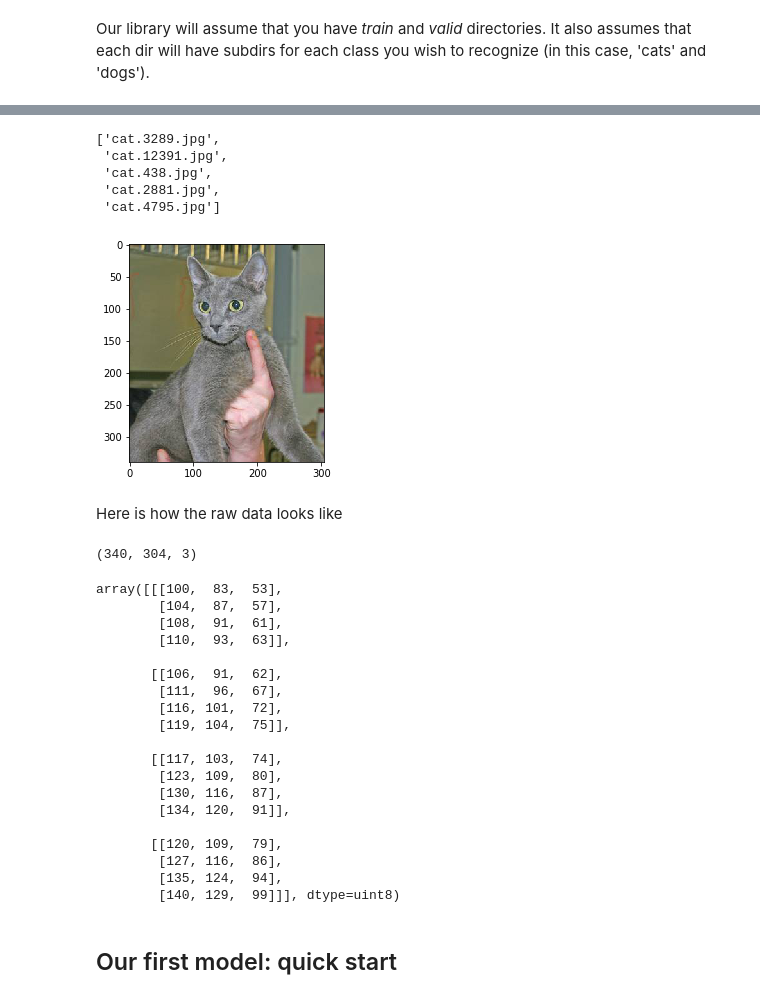
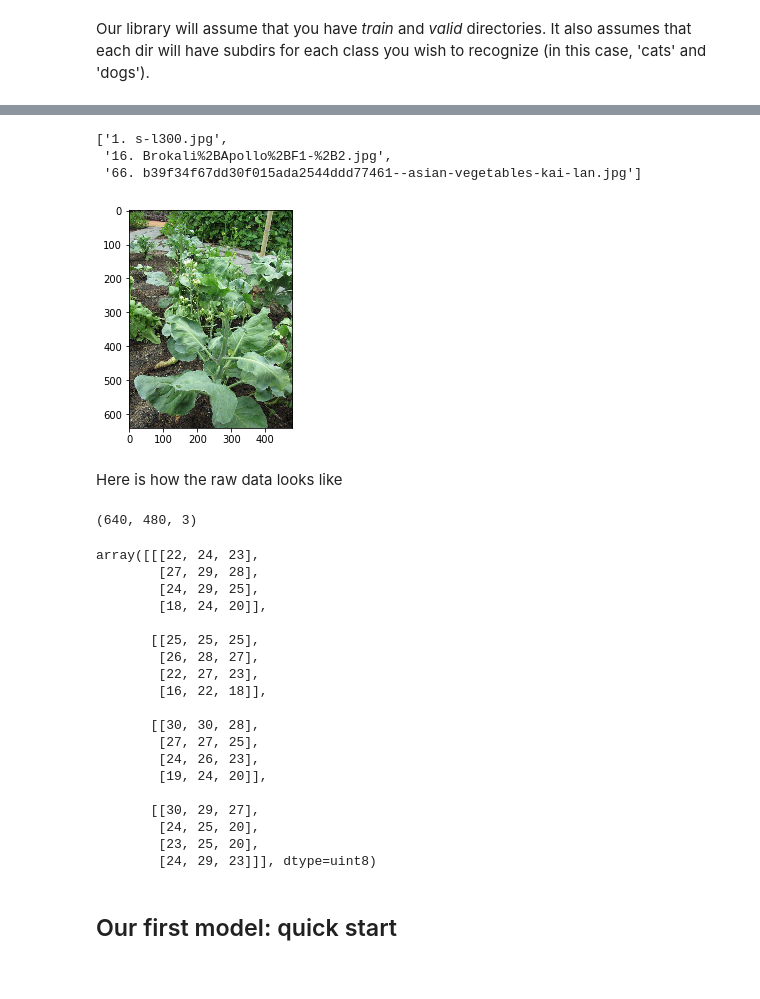
Before and after one commit to shiva1387/fastai, a Jupyter notebook: courses/dl1/lesson1-Shiv.ipynb, the cells around one changed output, grey strips where cells are left out. Drawn from its saved outputs; the diff is of its cells as text; code cells hidden in the pictures.

```diff
--- a/courses/dl1/lesson1-Shiv.ipynb
+++ b/courses/dl1/lesson1-Shiv.ipynb
@@ -77,45 +78,43 @@ os.listdir(f'{PATH}valid')
 # %%
-files = os.listdir(f'{PATH}valid/cats')[:5]
+files = os.listdir(f'{PATH}valid/Kailan')[:3]
 files
 # %% [output]
-['cat.3289.jpg',
- 'cat.12391.jpg',
- 'cat.438.jpg',
- 'cat.2881.jpg',
- 'cat.4795.jpg']
+['1. s-l300.jpg',
+ '16. Brokali%2BApollo%2BF1-%2B2.jpg',
+ '66. b39f34f67dd30f015ada2544ddd77461--asian-vegetables-kai-lan.jpg']
 # %%
-img = plt.imread(f'{PATH}valid/cats/{files[0]}')
+img = plt.imread(f'{PATH}valid/Kailan/{files[2]}')
 plt.imshow(img);
 # %% [output]
-[figure, old version]
+[figure, new version]
 # %% [markdown]
 Here is how the raw data looks like
 # %%
 img.shape
 # %% [output]
-(340, 304, 3)
+(640, 480, 3)
 # %%
 img[:4,:4]
 # %% [output]
-array([[[100,  83,  53],
-        [104,  87,  57],
-        [108,  91,  61],
-        [110,  93,  63]],
+array([[[22, 24, 23],
+        [27, 29, 28],
+        [24, 29, 25],
+        [18, 24, 20]],
 
-       [[106,  91,  62],
-        [111,  96,  67],
-        [116, 101,  72],
-        [119, 104,  75]],
+       [[25, 25, 25],
+        [26, 28, 27],
+        [22, 27, 23],
+        [16, 22, 18]],
 
-       [[117, 103,  74],
-        [123, 109,  80],
-        [130, 116,  87],
-        [134, 120,  91]],
+       [[30, 30, 28],
+        [27, 27, 25],
+        [24, 26, 23],
+        [19, 24, 20]],
 
-       [[120, 109,  79],
-        [127, 116,  86],
-        [135, 124,  94],
-        [140, 129,  99]]], dtype=uint8)
+       [[30, 29, 27],
+        [24, 25, 20],
+        [23, 25, 20],
+        [24, 29, 23]]], dtype=uint8)
 # %% [markdown]
 ## Our first model: quick start
 # %% [markdown]
```
Also changed, not shown: parts of 35 cells of this notebook.
